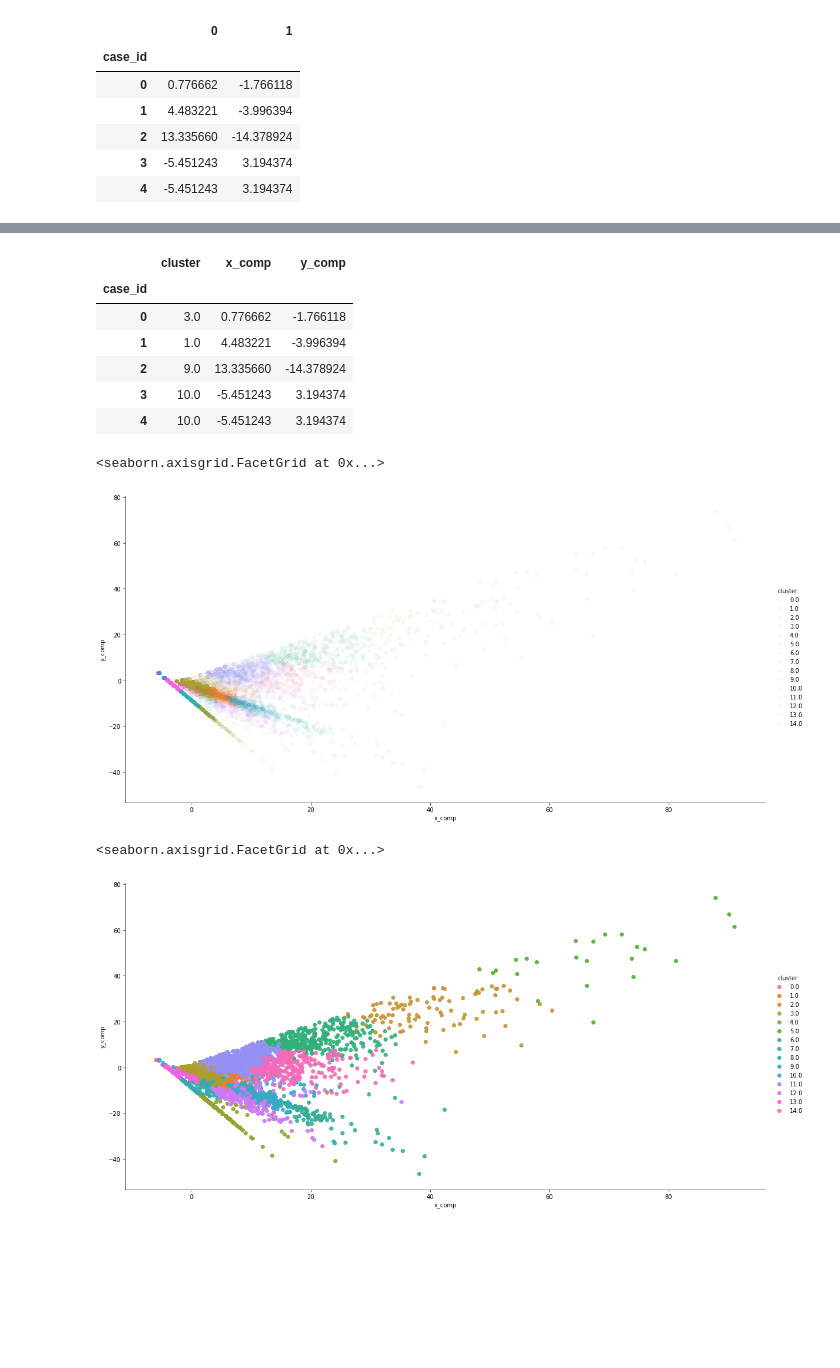
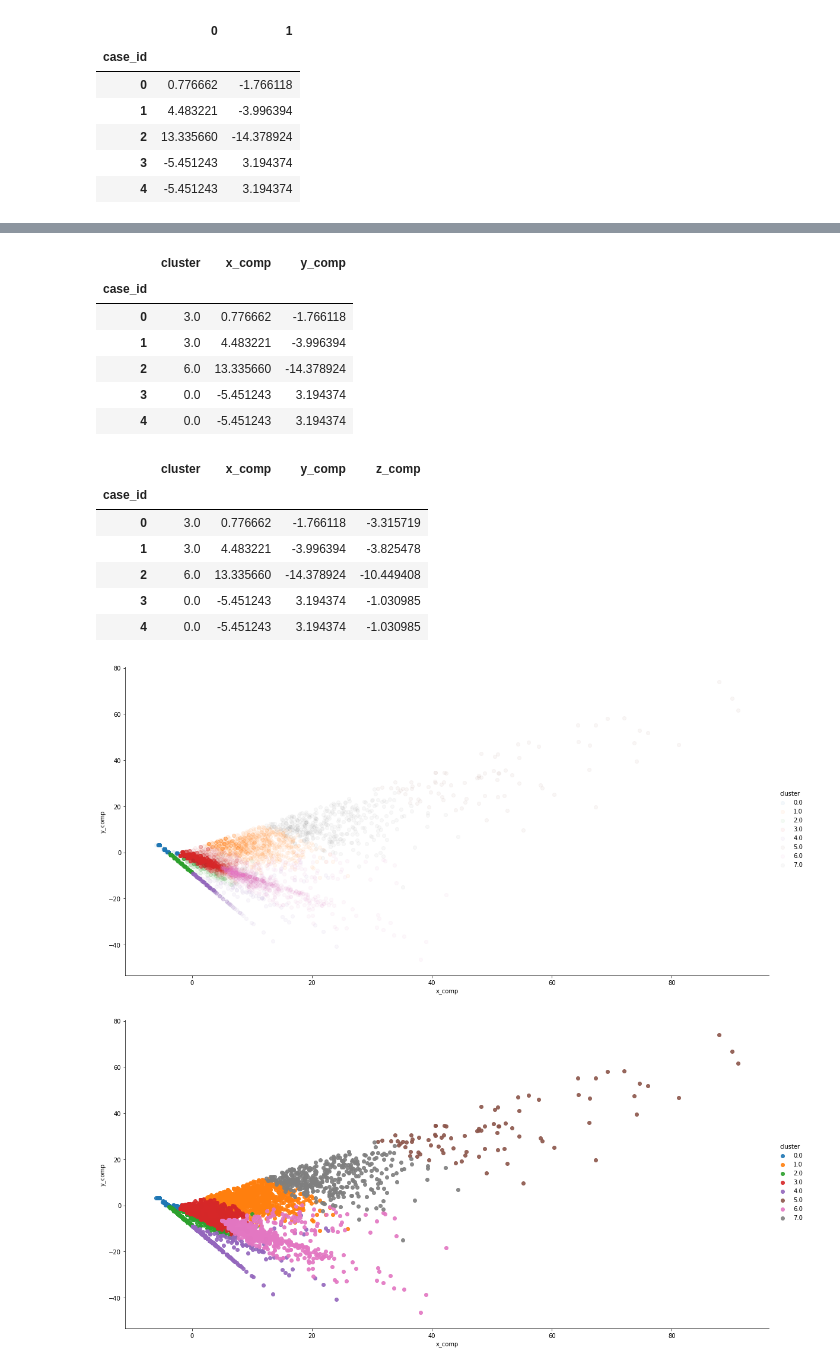
Before and after one commit to erenaydoslu/process-minning, a Jupyter notebook: Visualizing.ipynb, the cells around one changed output, grey strips where cells are left out. Cells and saved outputs as stored; diff of their text form; code cells hidden in the pictures; blank space fills up the shorter version.

```diff
--- a/Visualizing.ipynb
+++ b/Visualizing.ipynb
@@ -105,6 +85,6 @@ import seaborn as sns
 # %%
 #Group pre-cluster df by case (case_id)
-precluster_df = prepare_column_for_clustering(df['case_id'], df['concept:name'])
+precluster_df = prepare_column_for_clustering(df['case_id'], df['concept:name'], df['concept:name'].unique())
 precluster_df_by_case = precluster_df.groupby('case_id').sum()
 precluster_df_by_case.head()
 # %% [output]
@@ -118,6 +98,10 @@ precluster_df_by_case.head()
 5 rows × 24 columns
 # %%
 #Perform PCA (2 component) on the data
-pca = PCA(n_components = 2)
-pca.fit(precluster_df_by_case)
+pca2d = PCA(n_components = 2)
+pca2d.fit(precluster_df_by_case)
+
+#Perform PCA (3 component) on the data
+pca3d = PCA(n_components = 3)
+pca3d.fit(precluster_df_by_case)
 # %% [output]
@@ -125,9 +109,9 @@ PCA(copy=True, iterated_power='auto', n_components=2, random_state=None,
   svd_solver='auto', tol=0.0, whiten=False)
 # %%
-#Create
-pca_df = pd.DataFrame(pca.transform(precluster_df_by_case))
-pca_df.index.names = ['case_id']
-pca_df.head()
+#Create 2d dataframe
+pca2d_df = pd.DataFrame(pca2d.transform(precluster_df_by_case))
+pca2d_df.index.names = ['case_id']
+pca2d_df.head()
 # %% [output]
 |  | 0 | 1 |
 | case_id |  |  |
@@ -151,22 +151,32 @@ df_by_case.head()
 # %%
-vis_df = pd.merge(df_by_case, pca_df, on='case_id', how='left')
-vis_df.columns = ['cluster', 'x_comp', 'y_comp']
-vis_df.head()
+vis2d_df = pd.merge(df_by_case, pca2d_df, on='case_id', how='left')
+vis2d_df.columns = ['cluster', 'x_comp', 'y_comp']
+vis2d_df.head()
 # %% [output]
 |  | cluster | x_comp | y_comp |
 | case_id |  |  |  |
 | 0 | 3.0 | 0.776662 | -1.766118 |
-| 1 | 1.0 | 4.483221 | -3.996394 |
-| 2 | 9.0 | 13.335660 | -14.378924 |
-| 3 | 10.0 | -5.451243 | 3.194374 |
-| 4 | 10.0 | -5.451243 | 3.194374 |
+| 1 | 3.0 | 4.483221 | -3.996394 |
+| 2 | 6.0 | 13.335660 | -14.378924 |
+| 3 | 0.0 | -5.451243 | 3.194374 |
+| 4 | 0.0 | -5.451243 | 3.194374 |
+# %%
+vis3d_df = pd.merge(df_by_case, pca3d_df, on='case_id', how='left')
+vis3d_df.columns = ['cluster', 'x_comp', 'y_comp', 'z_comp']
+vis3d_df.head()
+# %% [output]
+|  | cluster | x_comp | y_comp | z_comp |
+| case_id |  |  |  |  |
+| 0 | 3.0 | 0.776662 | -1.766118 | -3.315719 |
+| 1 | 3.0 | 4.483221 | -3.996394 | -3.825478 |
+| 2 | 6.0 | 13.335660 | -14.378924 | -10.449408 |
+| 3 | 0.0 | -5.451243 | 3.194374 | -1.030985 |
+| 4 | 0.0 | -5.451243 | 3.194374 | -1.030985 |
 # %%
-sns.lmplot('x_comp', 'y_comp', data=vis_df, hue='cluster', fit_reg=False, height=8, aspect=2, scatter_kws={'alpha': 0.05})
+sns.lmplot('x_comp', 'y_comp', data=vis2d_df, hue='cluster', fit_reg=False, height=8, aspect=2, scatter_kws={'alpha': 0.05});
 # %% [output]
-<seaborn.axisgrid.FacetGrid at 0x...>
-[figure, old version]
+[figure, new version]
 # %%
-sns.lmplot('x_comp', 'y_comp', data=vis_df, hue='cluster', fit_reg=False, height=8, aspect=2, scatter_kws={'alpha': 0.9})
+sns.lmplot('x_comp', 'y_comp', data=vis2d_df, hue='cluster', fit_reg=False, height=8, aspect=2, scatter_kws={'alpha': 0.9});
 # %% [output]
-<seaborn.axisgrid.FacetGrid at 0x...>
-[figure, old version]
+[figure, new version]
```
Also changed, not shown: parts of 10 cells of this notebook.
